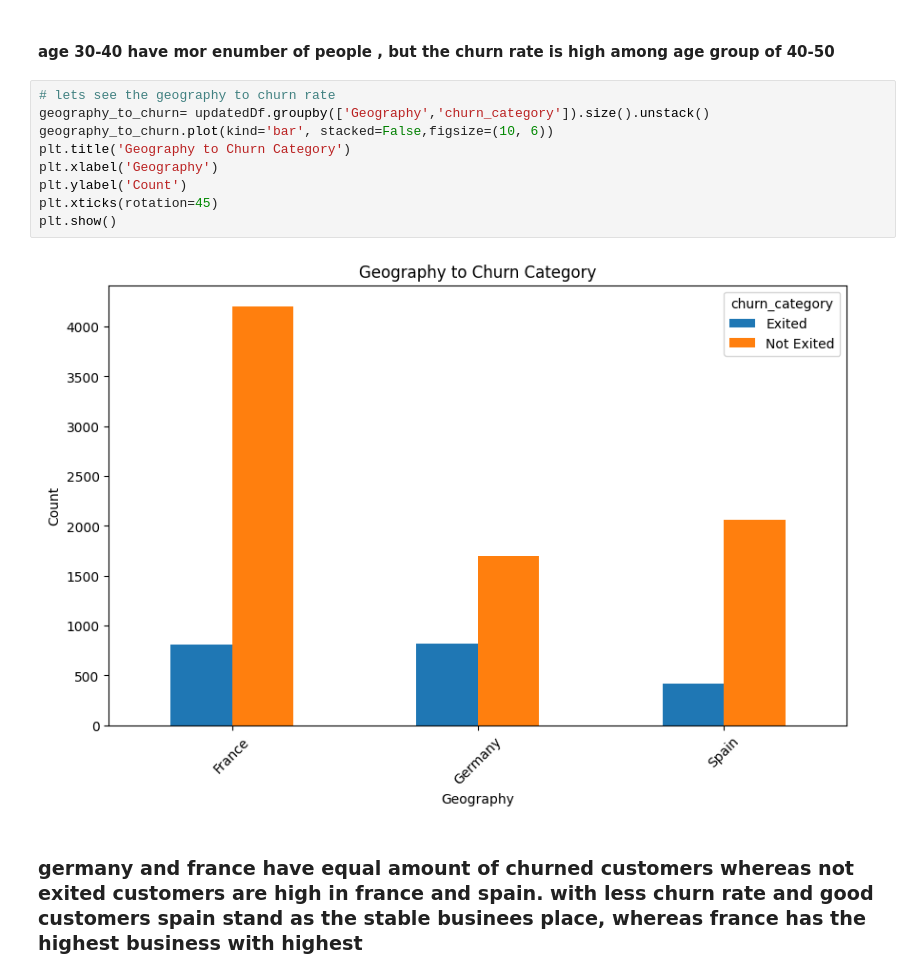
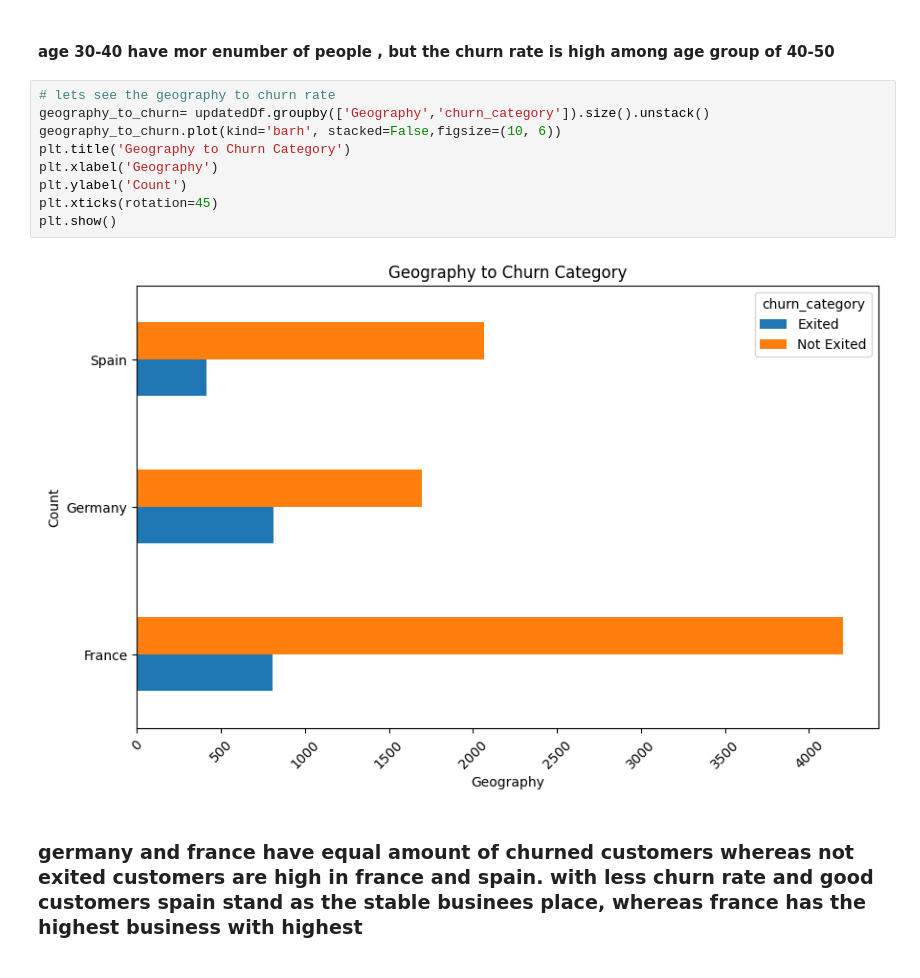
Before and after one commit to Nikhil-Kudupudi/Churn-Modelling, a Jupyter notebook: notebook/EDA.ipynb, the cells around one changed output. Drawn from its saved outputs; the diff is of its cells as text.

```diff
--- a/notebook/EDA.ipynb
+++ b/notebook/EDA.ipynb
@@ -203,14 +190,14 @@ age_to_churn
 # %%
 # lets see the geography to churn rate
 geography_to_churn= updatedDf.groupby(['Geography','churn_category']).size().unstack()
-geography_to_churn.plot(kind='bar', stacked=False,figsize=(10, 6))
+geography_to_churn.plot(kind='barh', stacked=False,figsize=(10, 6))
 plt.title('Geography to Churn Category')
 plt.xlabel('Geography')
 plt.ylabel('Count')
 plt.xticks(rotation=45)
 plt.show()
 # %% [output]
-[figure, old version]
+[figure, new version]
 # %% [markdown]
 ### germany and france have equal amount of churned customers whereas not exited customers are high in france and spain. with less  churn rate and good customers spain stand as the stable businees place, whereas france has the highest business with highest
 # %%
```
Also changed, not shown: parts of 17 cells of this notebook, 1 other file.
